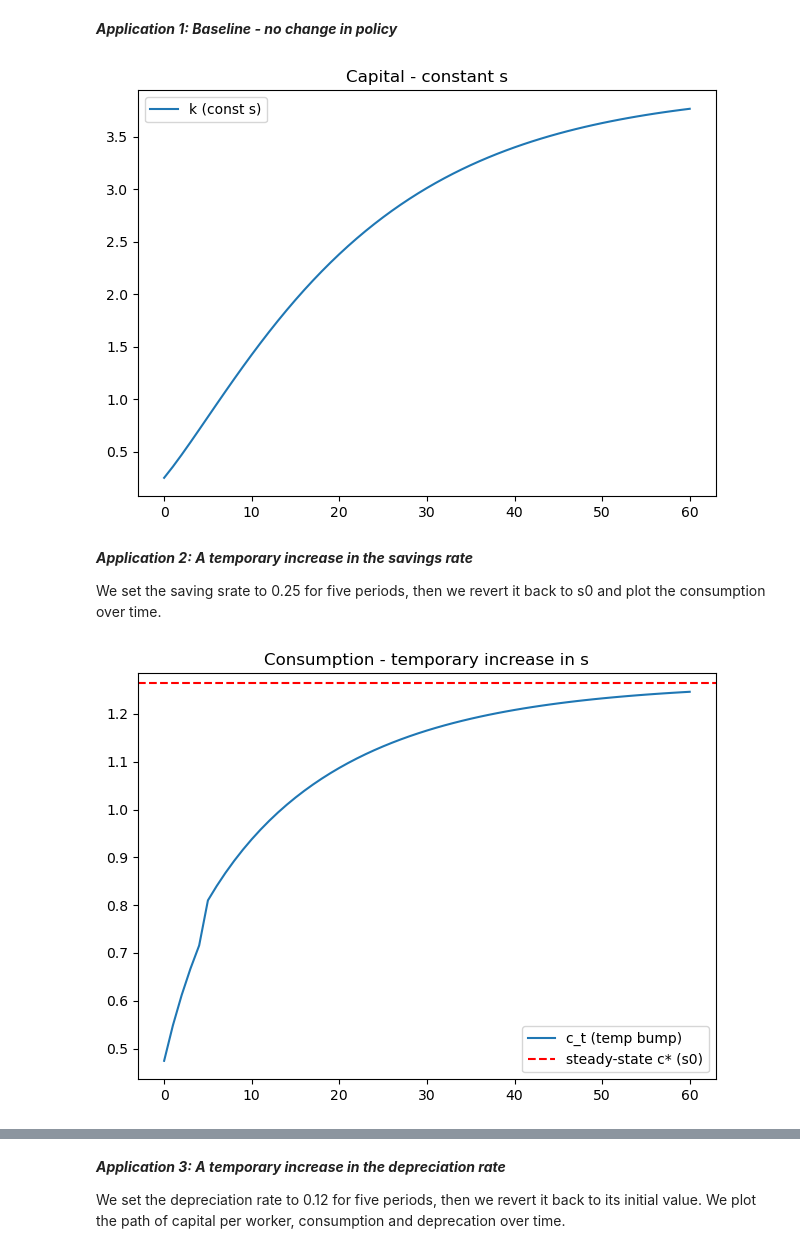
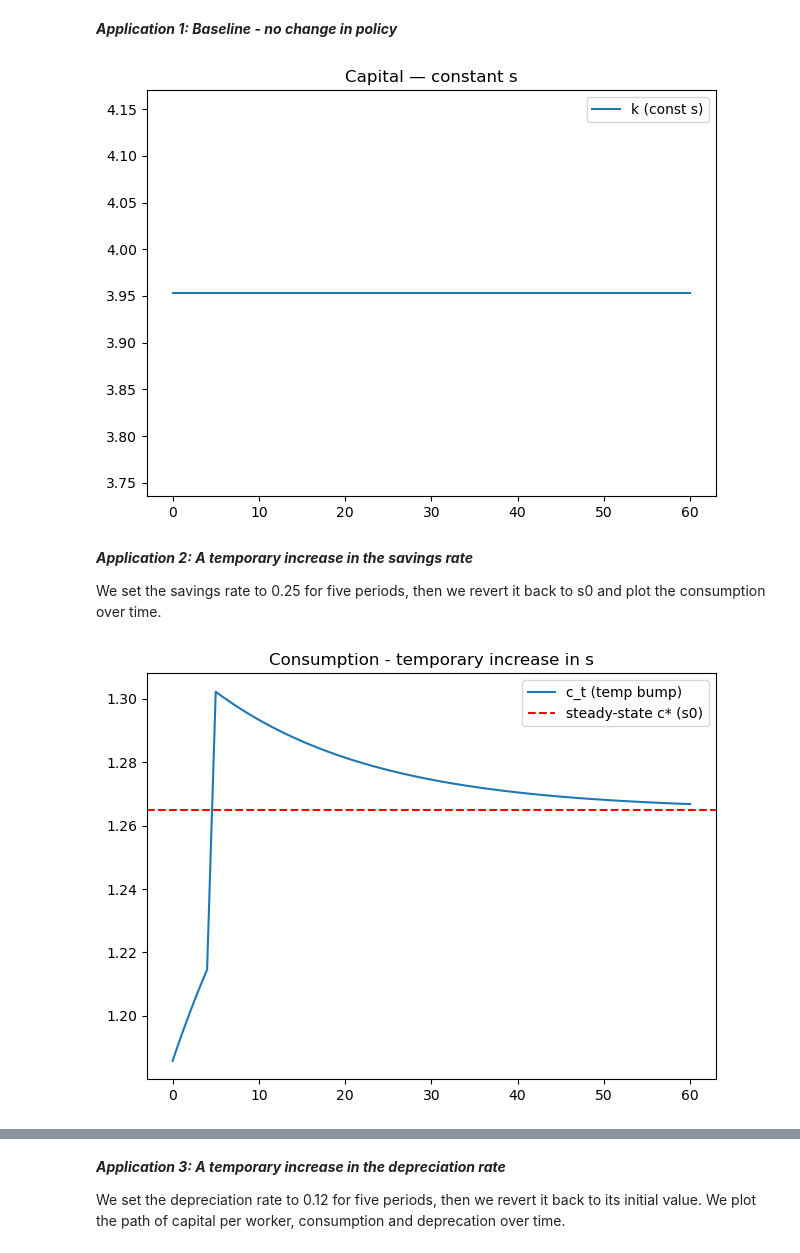
Before and after one commit to NumEconCopenhagen/ProgEcon-lectures, a Jupyter notebook: 09_Solow_model/Solow_model.ipynb, the cells around one changed output, grey strips where cells are left out. Drawn from its saved outputs; the diff is of its cells as text; code cells hidden in the pictures.

Commit message:
Post Lecture 9, correction in section 6

```diff
--- a/09_Solow_model/Solow_model.ipynb
+++ b/09_Solow_model/Solow_model.ipynb
@@ -189,13 +188,6 @@ import ipywidgets as W
 from IPython.display import display
 
 
-# --- model bits ---------------------------------------------------------------
-def f(k, alpha):
-    return k**alpha
-
-def k_star(alpha, s, delta):
-    return (s/delta)**(1/(1 - alpha))
-
 # --- fixed x-axis -------------------------------------------------------------
 KMAX  = 12.0
 NPTS  = 400
@@ -203,7 +195,7 @@ k_grid = np.linspace(1e-6, KMAX, NPTS)
 
 # --- widgets ------------------------------------------------------------------
 alpha_s = W.FloatSlider(value=1/3, min=0.20, max=0.60, step=0.01, description='α')
-s_s     = W.FloatSlider(value=0.20, min=0.05, max=0.40, step=0.01, description='s')
+s_s     = W.FloatSlider(value=0.20, min=0.001, max=0.40, step=0.01, description='s')
 d_s     = W.FloatSlider(value=0.08, min=0.04, max=0.15, step=0.005, description='δ')
 showk   = W.Checkbox(value=True, description='Show k* markers')
 
@@ -585,34 +580,37 @@ def plot_series(series_dict, title=""):
 # %%
 alpha, delta = 1/3, 0.08
 s0 = 0.20
-k0 = k_star(alpha, delta, s0) #  steady-state k used as initial k
-res_const = simulate_solow(k0, T=60, alpha=alpha, delta=delta, s=s0)
-# The above code runs the per-worker Solow model for 61 points (t=0..60), returning arrays k, y, c, s_path, delta_path.
-plot_series({"k (const s)": res_const["k"]}, "Capital - constant s")
+
+# correct order (there was an issue in the recorded version, where the inputs differed in the ordering): (alpha, s, delta)
+k0 = k_star(alpha=alpha, s=s0, delta=delta)
+
+res_const = simulate_solow(k0=k0, T=60, alpha=alpha, s=s0, delta=delta)
+# plot per-worker capital (same as K here)
+plot_series({"k (const s)": res_const["k"]}, "Capital — constant s")
 # %% [output]
-[figure, old version]
+[figure, new version]
 # %% [markdown]
 ***Application 2: A temporary increase in the savings rate***
 
-We set the saving srate to 0.25 for five periods, then we revert it back to s0 and plot the consumption over time.
+We set the savings rate to 0.25 for five periods, then we revert it back to s0 and plot the consumption over time.
 # %%
 T = 60
 # we build a temporary savings path, where we have a higher savings rate for the first 5 periods
 s_path = np.array([0.25 if t < 5 else s0 for t in range(T+1)], dtype=float)
 # then, we simulate the solow model with this path (note we can pass arrays directly)
-res_temp = simulate_solow(k0, T=T, alpha=alpha, delta=delta, s=s_path)
+res_temp = simulate_solow(k0, T=T, alpha=alpha, s=s_path , delta=delta)
 
 # steady-state consumption at baseline s0
 kss0 = (s0/delta)**(1/(1 - alpha))           # or k_star(alpha, delta, s0) if you defined it
 css0 = (1 - s0) * kss0**alpha                # steady-state consumption at s0 (added in the plot)
 
 # plot with dashed red steady-state line
 plt.figure()
 plt.plot(res_temp["c"], label="c_t (temp bump)")
 plt.axhline(css0, linestyle="--", color="red", label="steady-state c* (s0)")
 plt.title("Consumption - temporary increase in s")
 plt.legend()
 plt.tight_layout()
 plt.show()
 # %% [output]
-[figure, old version]
+[figure, new version]
```
Also changed, not shown: parts of 11 cells of this notebook.
